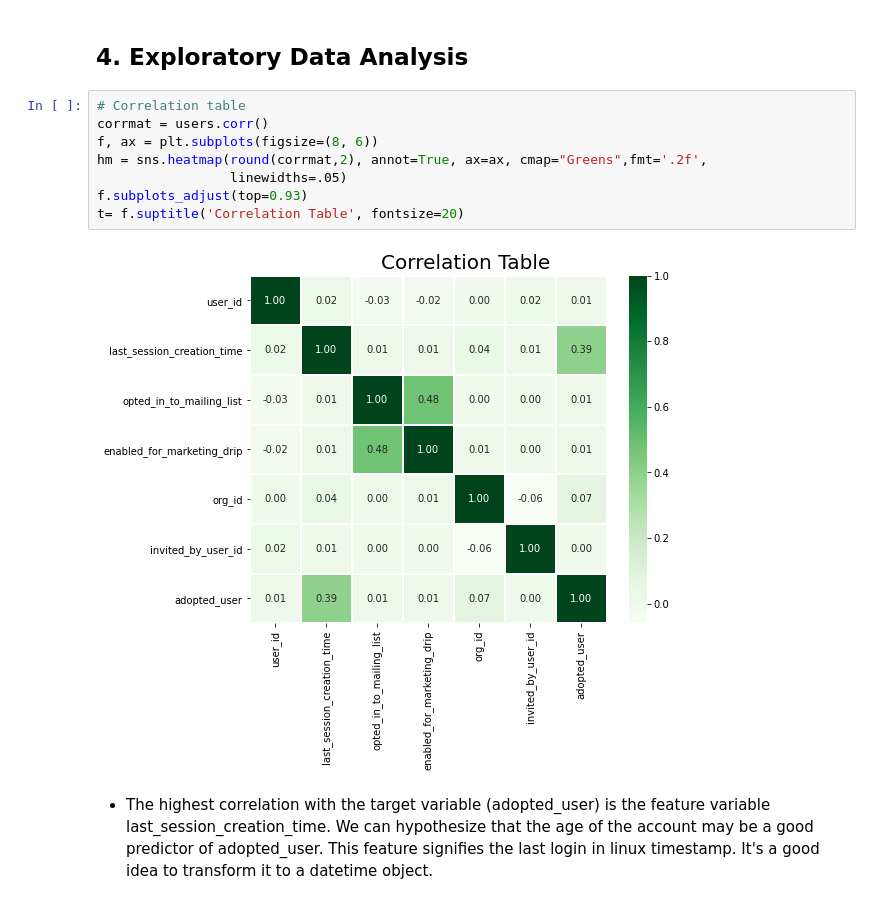
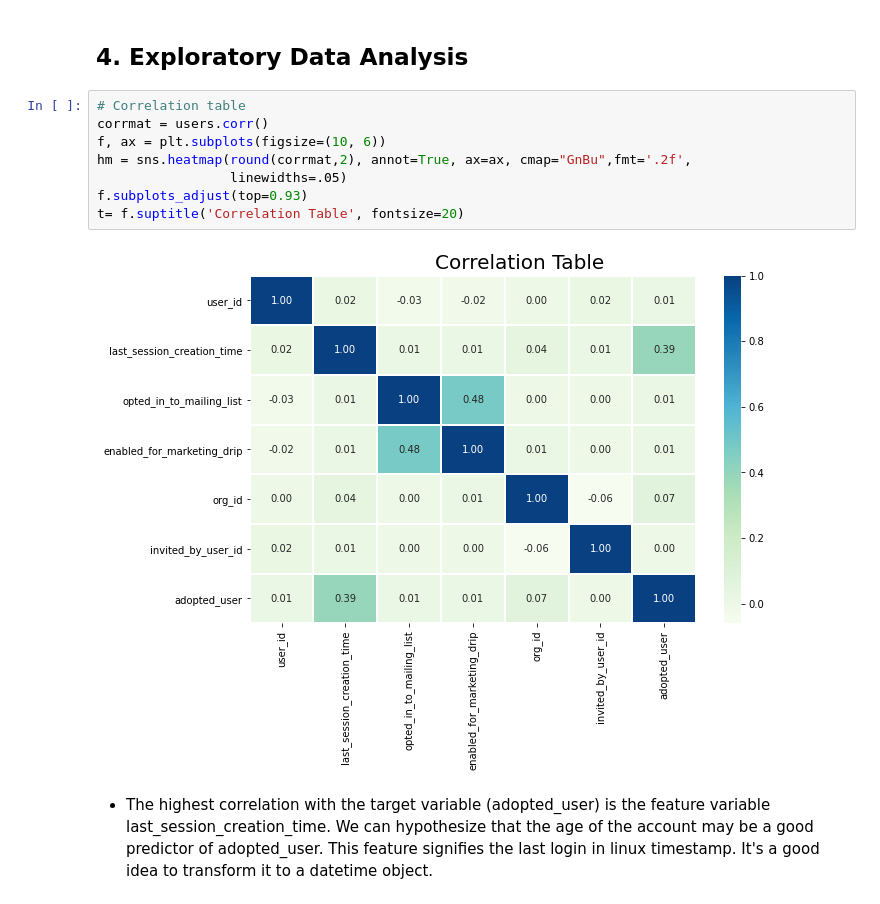
Before and after one commit to gabriellewald/relax-inc-data-challenge, a Jupyter notebook: relax_inc_data_science_challenge.ipynb, the cells around one changed output. Saved outputs shown, nothing was run; the diff lists cells and outputs as text.

```diff
--- a/relax_inc_data_science_challenge.ipynb
+++ b/relax_inc_data_science_challenge.ipynb
@@ -164,13 +164,13 @@ users.head(10)
 # %%
 # Correlation table
 corrmat = users.corr()
-f, ax = plt.subplots(figsize=(8, 6))
-hm = sns.heatmap(round(corrmat,2), annot=True, ax=ax, cmap="Greens",fmt='.2f',
+f, ax = plt.subplots(figsize=(10, 6))
+hm = sns.heatmap(round(corrmat,2), annot=True, ax=ax, cmap="GnBu",fmt='.2f',
                  linewidths=.05)
 f.subplots_adjust(top=0.93)
 t= f.suptitle('Correlation Table', fontsize=20)
 # %% [output]
-[figure, old version]
+[figure, new version]
 # %% [markdown]
 - The highest correlation with the target variable (adopted_user) is the feature variable last_session_creation_time. We can hypothesize that the age of the account may be a good predictor of adopted_user. This feature signifies the last login in linux timestamp. It's a good idea to transform it to a datetime object.
 # %%
```
Also changed, not shown: parts of 8 cells of this notebook.
